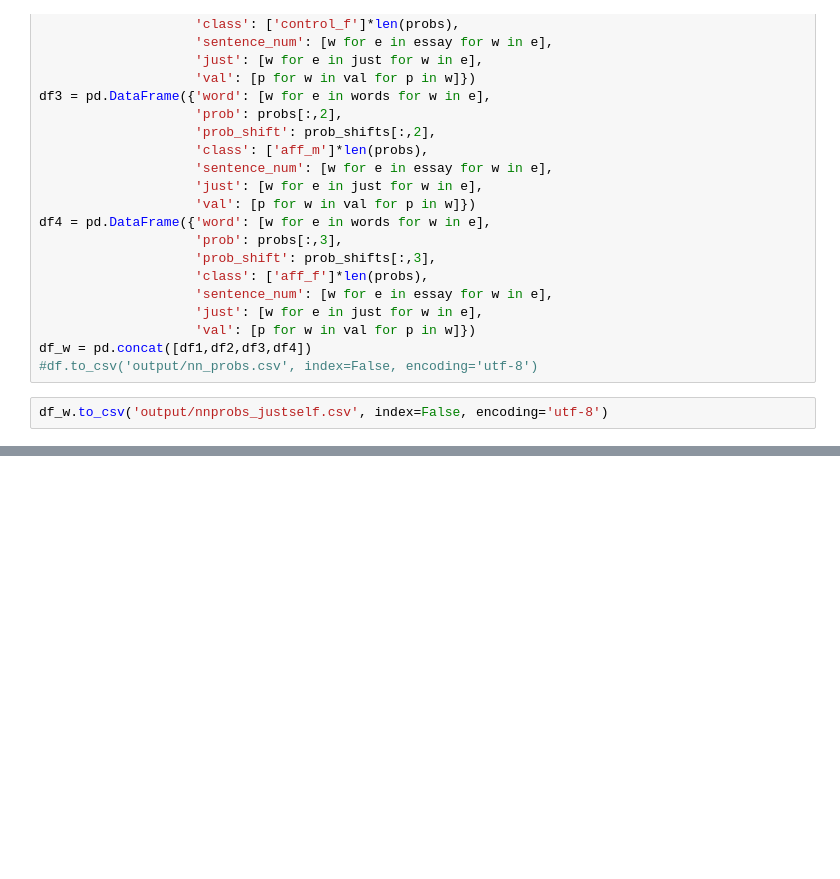
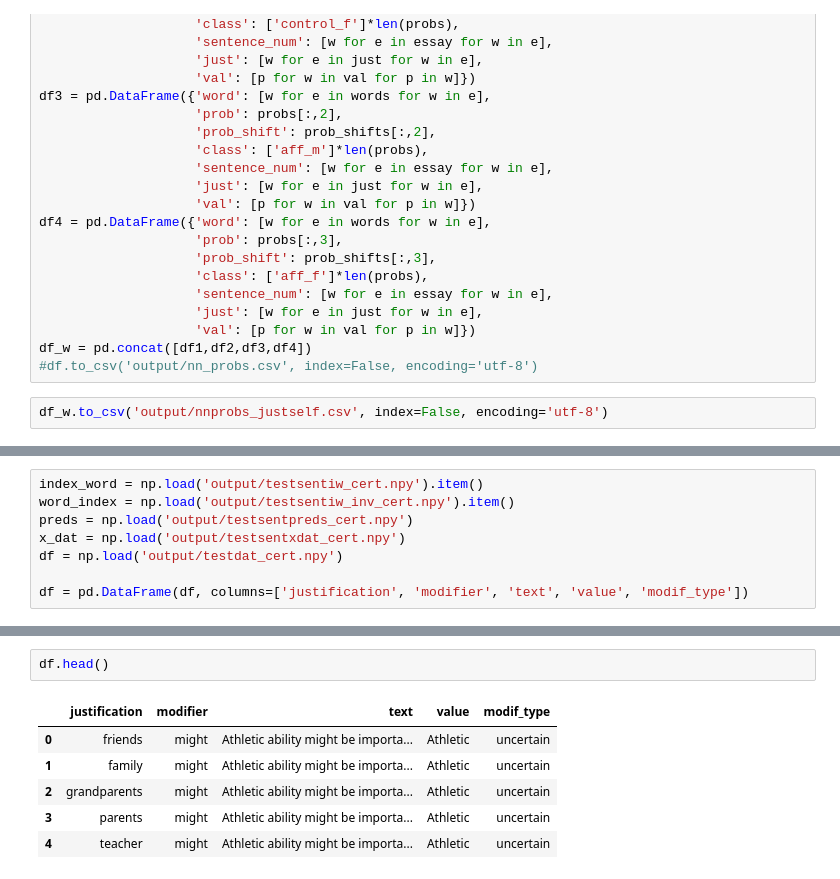
Before and after one commit to riddlet/affirmation_class, a Jupyter notebook: Process_predictions-additionalexps.ipynb, the cells around one changed output, grey strips where cells are left out. Drawn from its saved outputs; the diff is of its cells as text; blank space fills up the shorter version.

Commit message:
some unfinished modifications

```diff
--- a/Process_predictions-additionalexps.ipynb
+++ b/Process_predictions-additionalexps.ipynb
@@ -273,0 +277,8 @@ df_w.to_csv('output/nnprobs_justself.csv', index=False, encoding='utf-8')
+# %%
+index_word = np.load('output/testsentiw_cert.npy').item()
+word_index = np.load('output/testsentiw_inv_cert.npy').item()
+preds = np.load('output/testsentpreds_cert.npy')
+x_dat = np.load('output/testsentxdat_cert.npy')
+df = np.load('output/testdat_cert.npy')
+
+df = pd.DataFrame(df, columns=['justification', 'modifier', 'text', 'value', 'modif_type'])
@@ -273,0 +365,9 @@ df_w.to_csv('output/nnprobs_justself.csv', index=False, encoding='utf-8')
+# %%
+df.head()
+# %% [output]
+|  | justification | modifier | text | value | modif_type |
+| 0 | friends | might | Athletic ability might be importa... | Athletic | uncertain |
+| 1 | family | might | Athletic ability might be importa... | Athletic | uncertain |
+| 2 | grandparents | might | Athletic ability might be importa... | Athletic | uncertain |
+| 3 | parents | might | Athletic ability might be importa... | Athletic | uncertain |
+| 4 | teacher | might | Athletic ability might be importa... | Athletic | uncertain |
```
Also changed, not shown: parts of 4 cells of this notebook, 2 other files.
